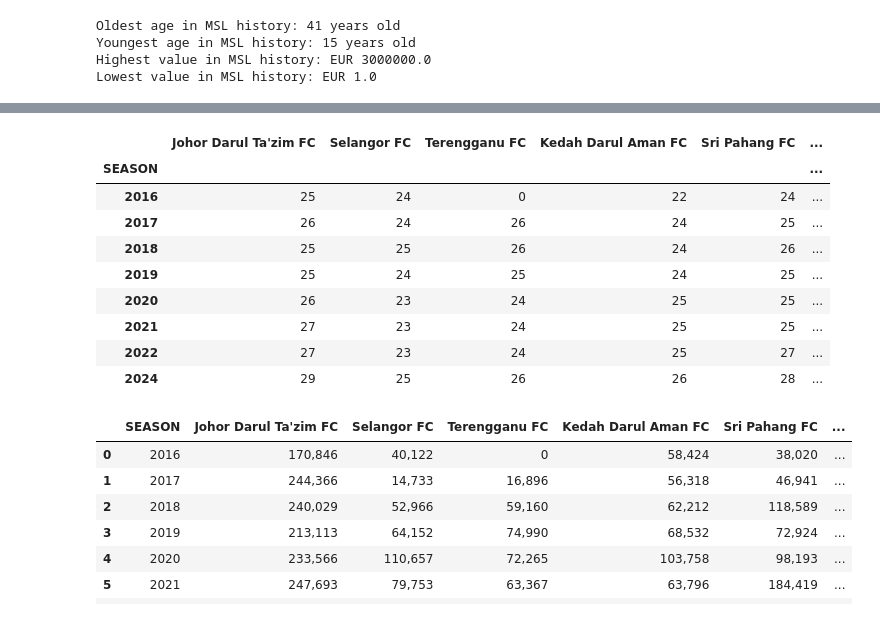
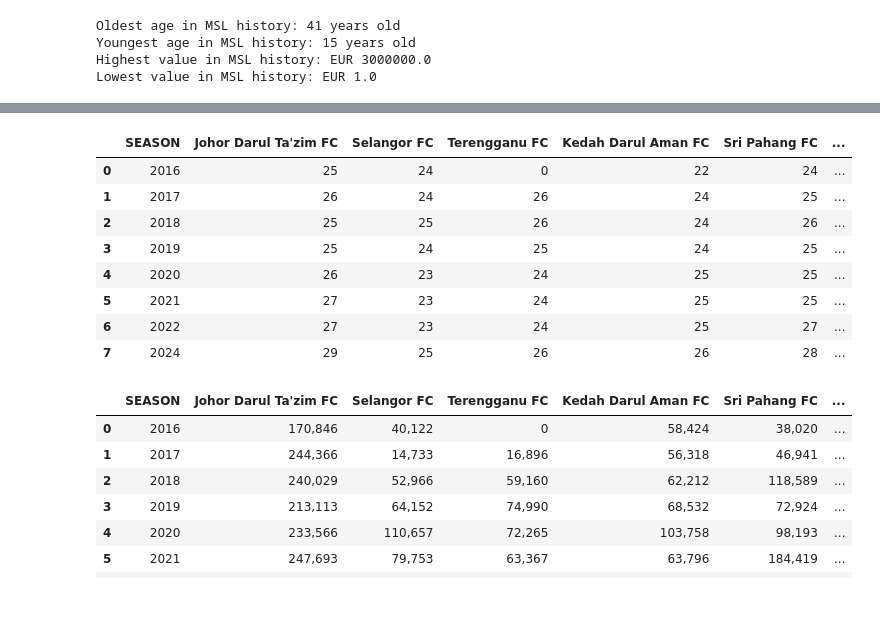
Before and after one commit to IzzatZanail/MalaysiaSuperLeagueDataAnalysis, a Jupyter notebook: MalaysiaSuperLeagueDataAnalysis.ipynb, the cells around one changed output, grey strips where cells are left out. Cells and saved outputs as stored; diff of their text form; code cells hidden in the pictures.

```diff
--- a/MalaysiaSuperLeagueDataAnalysis.ipynb
+++ b/MalaysiaSuperLeagueDataAnalysis.ipynb
@@ -302,21 +398,20 @@ season_2024[season_2024['AGE'] == oldest_2024]
 # %%
 # Average player's age per team in every season
 
 pivot_msl = df_msl_player.pivot_table(values='AGE', index='SEASON', columns='TEAM', aggfunc='mean').fillna(value=0).round(2)
 
-pivot_msl_2024 = pivot_msl.filter(items=team_2024)
+pivot_msl_2024 = pivot_msl.filter(items=team_2024).reset_index()
 pivot_msl_2024
 # %% [output]
-|  | Johor Darul Ta'zim FC | Selangor FC | Terengganu FC | Kedah Darul Aman FC | Sri Pahang FC | ... |
-| SEASON |  |  |  |  |  | ... |
-| 2016 | 25 | 24 | 0 | 22 | 24 | ... |
-| 2017 | 26 | 24 | 26 | 24 | 25 | ... |
-| 2018 | 25 | 25 | 26 | 24 | 26 | ... |
-| 2019 | 25 | 24 | 25 | 24 | 25 | ... |
-| 2020 | 26 | 23 | 24 | 25 | 25 | ... |
-| 2021 | 27 | 23 | 24 | 25 | 25 | ... |
-| 2022 | 27 | 23 | 24 | 25 | 27 | ... |
-| 2024 | 29 | 25 | 26 | 26 | 28 | ... |
+|  | SEASON | Johor Darul Ta'zim FC | Selangor FC | Terengganu FC | Kedah Darul Aman FC | Sri Pahang FC | ... |
+| 0 | 2016 | 25 | 24 | 0 | 22 | 24 | ... |
+| 1 | 2017 | 26 | 24 | 26 | 24 | 25 | ... |
+| 2 | 2018 | 25 | 25 | 26 | 24 | 26 | ... |
+| 3 | 2019 | 25 | 24 | 25 | 24 | 25 | ... |
+| 4 | 2020 | 26 | 23 | 24 | 25 | 25 | ... |
+| 5 | 2021 | 27 | 23 | 24 | 25 | 25 | ... |
+| 6 | 2022 | 27 | 23 | 24 | 25 | 27 | ... |
+| 7 | 2024 | 29 | 25 | 26 | 26 | 28 | ... |
 # %%
 # Average player's value per team in every season
 
```
Also changed, not shown: parts of 31 cells of this notebook.
